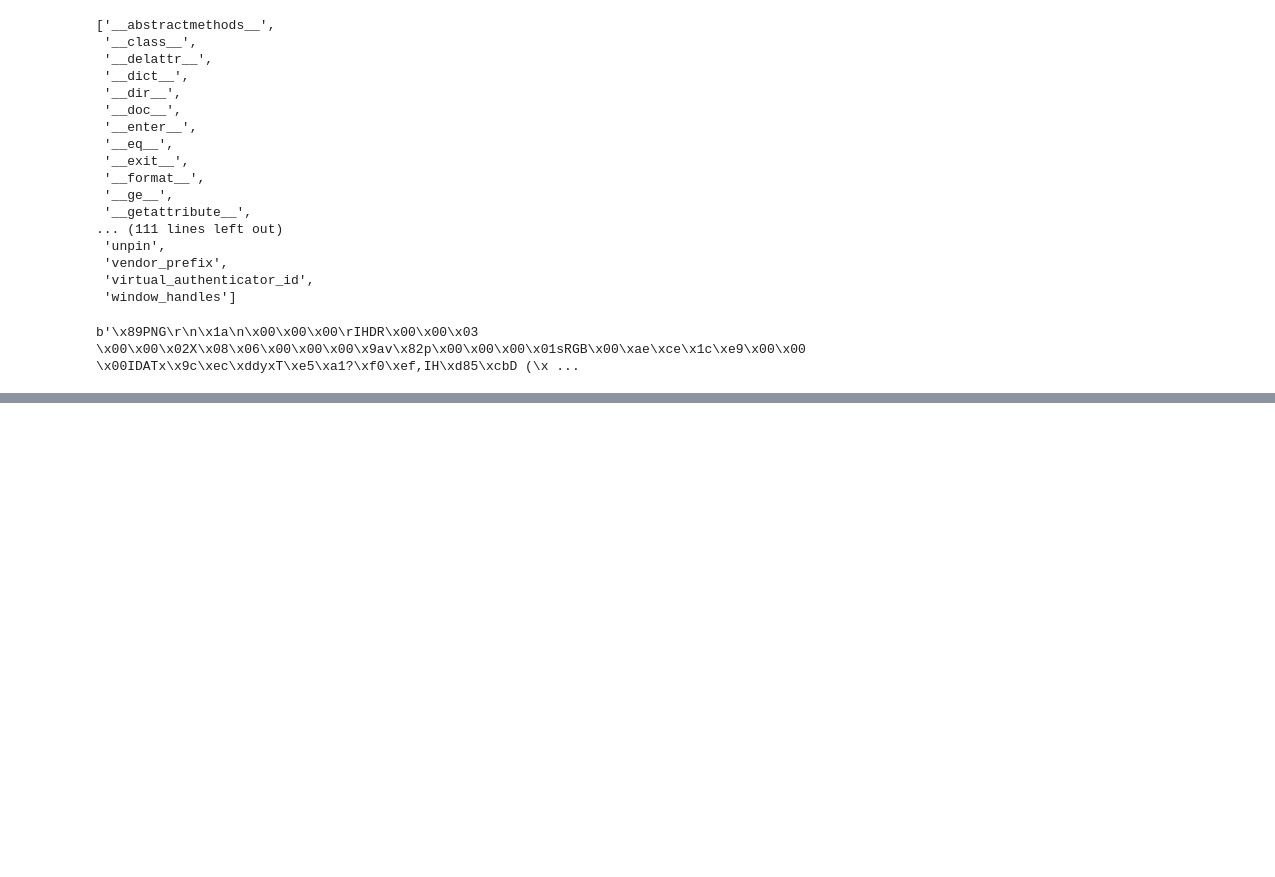
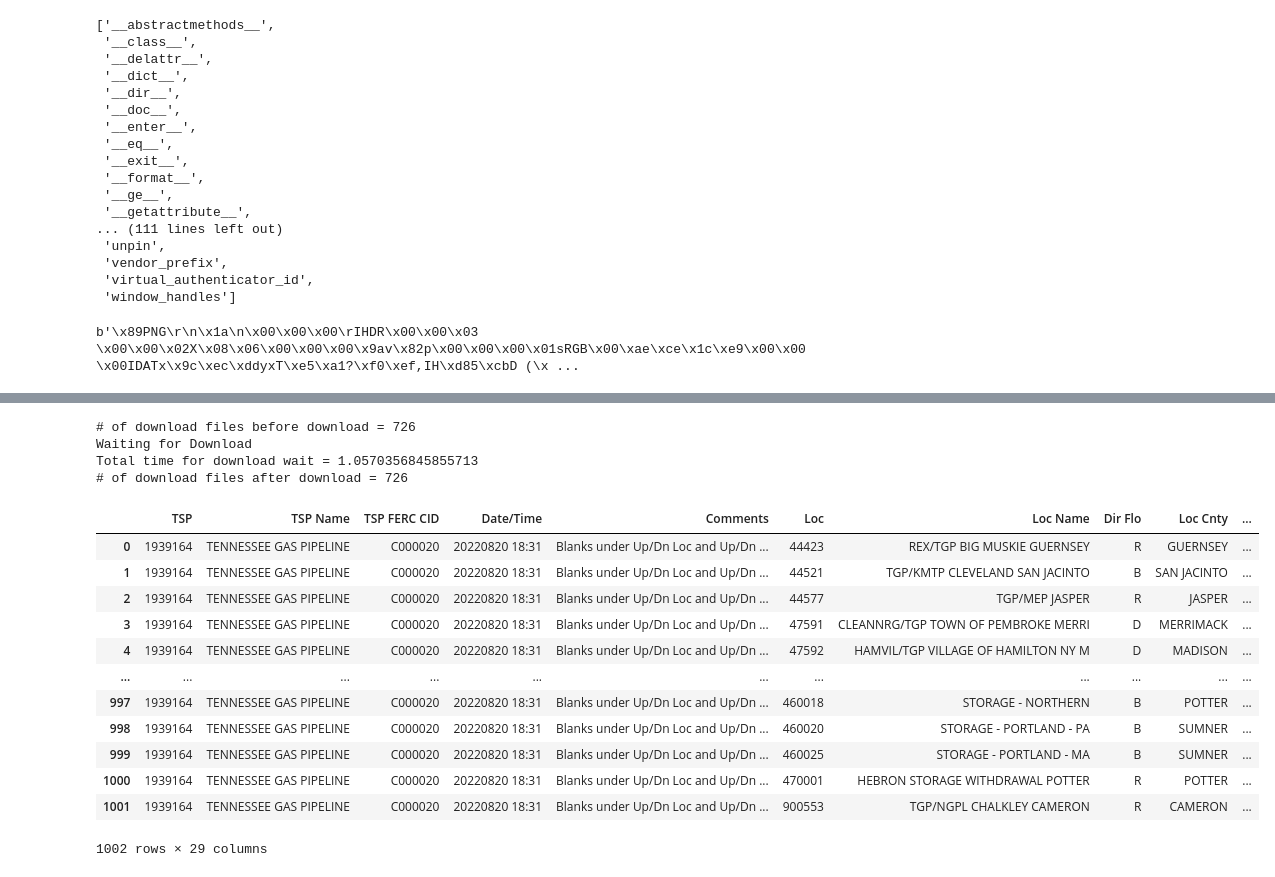
Before and after one commit to bacelii/web_automation_tools, a Jupyter notebook: Applications/Tutorials/Selenium_Tutorial.ipynb, the cells around one changed output, grey strips where cells are left out. Cells and saved outputs as stored; diff of their text form; code cells hidden in the pictures; blank space fills up the shorter version.

```diff
--- a/Applications/Selenium_Tutorial.ipynb
+++ b/Applications/Tutorials/Selenium_Tutorial.ipynb
@@ -138,21 +141,75 @@ driver.close()
 # %%
 import time
+import file_system_utils as fileu
+
+debug = True
+verbose = True
+
+
 sleep_time = 2
 
 url ="https://pipeline2.kindermorgan.com/LocationDataDownload/LocDataDwnld.aspx?TSP=CPD"
 button_id = "WebSplitter1_tmpl1_ContentPlaceHolder1_HeaderBTN1_btnRetrieve"
 button_download_id = "WebSplitter1_tmpl1_ContentPlaceHolder1_HeaderBTN1_btnDownload"
 
 driver = Chrome(curr_path)
 driver.get(url)
 
 
 elem = driver.find_element(By.ID,button_id)
 elem.click()
 
 time.sleep(sleep_time)
 
+downloads = fileu.download_path()
+download_files = fileu.files_in_folder(downloads)
+
+if debug:
+    print(f"# of download files before download = {len(download_files)}")
+
 elem = driver.find_element(By.ID,button_download_id)
 elem.click()
 
-time.sleep(sleep_time)
+fileu.download_wait(
+    downloads,
+    nfiles = len(download_files) + 1,
+    verbose = verbose,
+    verbose_while_waiting = verbose)
+
+
+if debug:
+    print(f"# of download files after download = {len(download_files)}")
+
+download_files_after = fileu.files_in_folder(downloads)
+file = list(set(download_files_after).difference(download_files))[0]
+
+"""
+Purpose: To import and the file and then delete it
+"""
+import pandas as pd
+try:
+    df = pd.read_csv(file)
+except:
+    df = pd.read_excel(file)
+
+file.unlink()
+
+df
+# %% [output]
+# of download files before download = 726
+Waiting for Download
+Total time for download wait = 1.0570356845855713
+# of download files after download = 726
+|  | TSP | TSP Name | TSP FERC CID | Date/Time | Comments | Loc | Loc Name | Dir Flo | Loc Cnty | ... |
+| 0 | 1939164 | TENNESSEE GAS PIPELINE | C000020 | 20220820 18:31 | Blanks under Up/Dn Loc and Up/Dn ... | 44423 | REX/TGP BIG MUSKIE GUERNSEY | R | GUERNSEY | ... |
+| 1 | 1939164 | TENNESSEE GAS PIPELINE | C000020 | 20220820 18:31 | Blanks under Up/Dn Loc and Up/Dn ... | 44521 | TGP/KMTP CLEVELAND SAN JACINTO | B | SAN JACINTO | ... |
+| 2 | 1939164 | TENNESSEE GAS PIPELINE | C000020 | 20220820 18:31 | Blanks under Up/Dn Loc and Up/Dn ... | 44577 | TGP/MEP JASPER | R | JASPER | ... |
+| 3 | 1939164 | TENNESSEE GAS PIPELINE | C000020 | 20220820 18:31 | Blanks under Up/Dn Loc and Up/Dn ... | 47591 | CLEANNRG/TGP TOWN OF PEMBROKE MERRI | D | MERRIMACK | ... |
+| 4 | 1939164 | TENNESSEE GAS PIPELINE | C000020 | 20220820 18:31 | Blanks under Up/Dn Loc and Up/Dn ... | 47592 | HAMVIL/TGP VILLAGE OF HAMILTON NY M | D | MADISON | ... |
+| ... | ... | ... | ... | ... | ... | ... | ... | ... | ... | ... |
+| 997 | 1939164 | TENNESSEE GAS PIPELINE | C000020 | 20220820 18:31 | Blanks under Up/Dn Loc and Up/Dn ... | 460018 | STORAGE - NORTHERN | B | POTTER | ... |
+| 998 | 1939164 | TENNESSEE GAS PIPELINE | C000020 | 20220820 18:31 | Blanks under Up/Dn Loc and Up/Dn ... | 460020 | STORAGE - PORTLAND - PA | B | SUMNER | ... |
+| 999 | 1939164 | TENNESSEE GAS PIPELINE | C000020 | 20220820 18:31 | Blanks under Up/Dn Loc and Up/Dn ... | 460025 | STORAGE - PORTLAND - MA | B | SUMNER | ... |
+| 1000 | 1939164 | TENNESSEE GAS PIPELINE | C000020 | 20220820 18:31 | Blanks under Up/Dn Loc and Up/Dn ... | 470001 | HEBRON STORAGE WITHDRAWAL POTTER | R | POTTER | ... |
+| 1001 | 1939164 | TENNESSEE GAS PIPELINE | C000020 | 20220820 18:31 | Blanks under Up/Dn Loc and Up/Dn ... | 900553 | TGP/NGPL CHALKLEY CAMERON | R | CAMERON | ... |
+1002 rows × 29 columns
```
Also changed, not shown: parts of 3 cells of this notebook, 6 other files.
